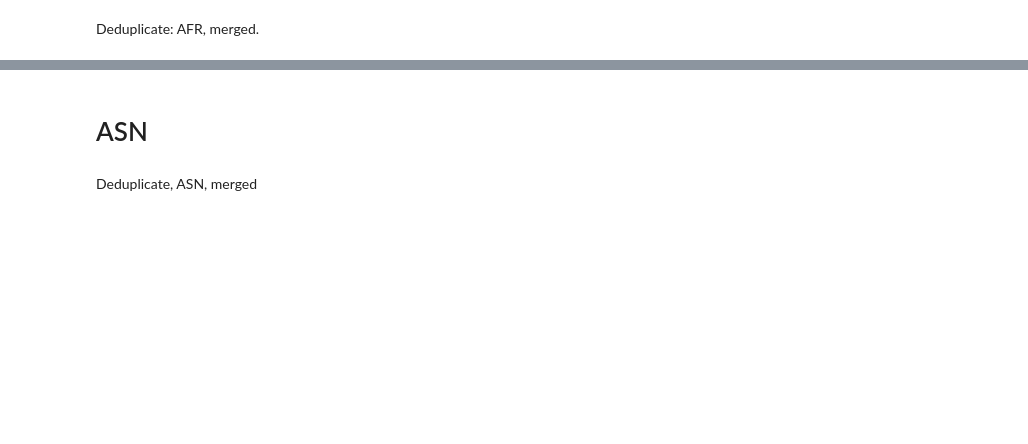
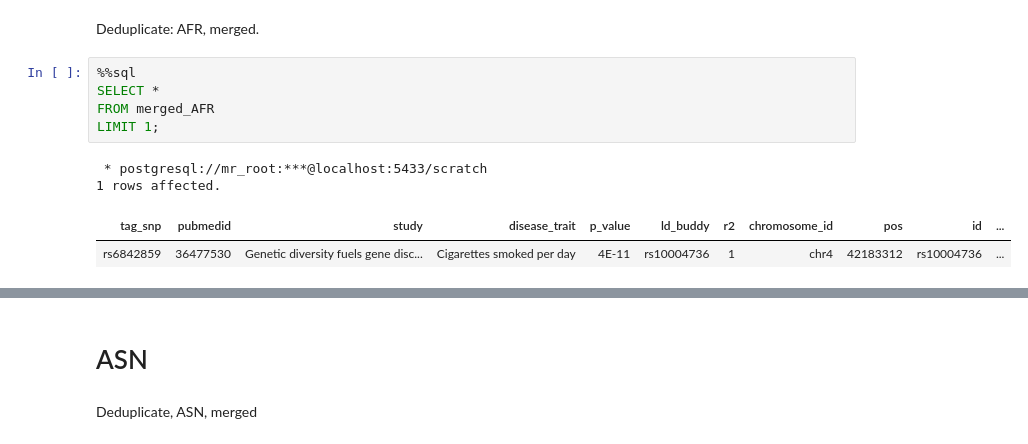
Before and after one commit to Reilly-Lab-Yale/variant_effects_mnoon, a Jupyter notebook: helper/gwas_intersection/07_summarize/summarize.ipynb, the cells around one changed output, grey strips where cells are left out. Drawn from its saved outputs; the diff is of its cells as text; blank space fills up the shorter version.

```diff
--- a/helper/gwas_intersection/07_summarize/summarize.ipynb
+++ b/helper/gwas_intersection/07_summarize/summarize.ipynb
@@ -77,2 +87,12 @@ LIMIT 5;
 # %% [markdown]
 Deduplicate: AFR, merged.
+# %%
+%%sql
+SELECT *
+FROM merged_AFR
+LIMIT 1;
+# %% [output]
+ * postgresql://mr_root:***@localhost:5433/scratch
+1 rows affected.
+| tag_snp | pubmedid | study | disease_trait | p_value | ld_buddy | r2 | chromosome_id | pos | id | ... |
+| rs6842859 | 36477530 | Genetic diversity fuels gene disc... | Cigarettes smoked per day | 4E-11 | rs10004736 | 1 | chr4 | 42183312 | rs10004736 | ... |
```
Also changed, not shown: parts of 31 cells of this notebook.
